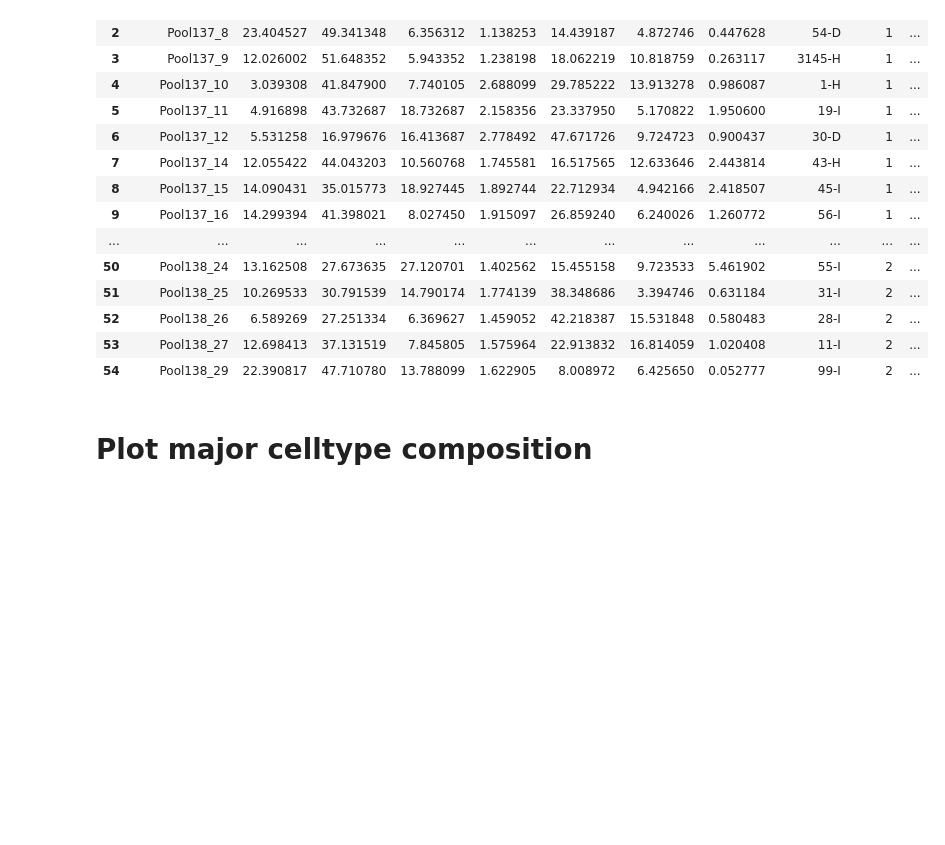
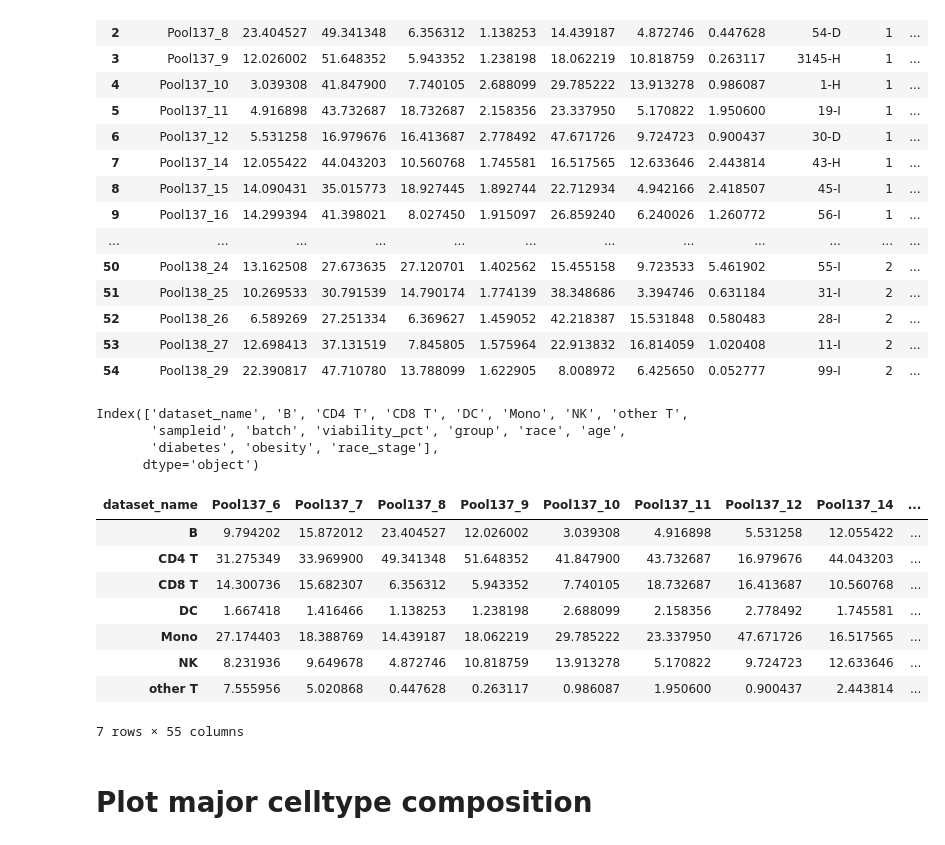
Before and after one commit to ChelseaCHENX/Immune-Weathering-scRNA-seq, a Jupyter notebook: 08.2_calc and plot compositions of main PBMC lineages (figs2).ipynb, the cells around one changed output. Saved outputs shown, nothing was run; the diff lists cells and outputs as text; code cells hidden in the pictures; blank space fills up the shorter version.

```diff
--- a/08.2_calc and plot compositions of main PBMC lineages (figs2).ipynb
+++ b/08.2_calc and plot compositions of main PBMC lineages (figs2).ipynb
@@ -156,3 +156,26 @@ ratio
 | 52 | Pool138_26 | 6.589269 | 27.251334 | 6.369627 | 1.459052 | 42.218387 | 15.531848 | 0.580483 | 28-I | 2 | ... |
 | 53 | Pool138_27 | 12.698413 | 37.131519 | 7.845805 | 1.575964 | 22.913832 | 16.814059 | 1.020408 | 11-I | 2 | ... |
 | 54 | Pool138_29 | 22.390817 | 47.710780 | 13.788099 | 1.622905 | 8.008972 | 6.425650 | 0.052777 | 99-I | 2 | ... |
+# %%
+ratio.columns
+# %% [output]
+Index(['dataset_name', 'B', 'CD4 T', 'CD8 T', 'DC', 'Mono', 'NK', 'other T',
+       'sampleid', 'batch', 'viability_pct', 'group', 'race', 'age',
+       'diabetes', 'obesity', 'race_stage'],
+      dtype='object')
+# %%
+pct = ratio[['B', 'CD4 T', 'CD8 T', 'DC', 'Mono', 'NK', 'other T']]
+pct.index = ratio['dataset_name']
+
+pct = pct.T
+pct
+# %% [output]
+| dataset_name | Pool137_6 | Pool137_7 | Pool137_8 | Pool137_9 | Pool137_10 | Pool137_11 | Pool137_12 | Pool137_14 | ... |
+| B | 9.794202 | 15.872012 | 23.404527 | 12.026002 | 3.039308 | 4.916898 | 5.531258 | 12.055422 | ... |
+| CD4 T | 31.275349 | 33.969900 | 49.341348 | 51.648352 | 41.847900 | 43.732687 | 16.979676 | 44.043203 | ... |
+| CD8 T | 14.300736 | 15.682307 | 6.356312 | 5.943352 | 7.740105 | 18.732687 | 16.413687 | 10.560768 | ... |
+| DC | 1.667418 | 1.416466 | 1.138253 | 1.238198 | 2.688099 | 2.158356 | 2.778492 | 1.745581 | ... |
+| Mono | 27.174403 | 18.388769 | 14.439187 | 18.062219 | 29.785222 | 23.337950 | 47.671726 | 16.517565 | ... |
+| NK | 8.231936 | 9.649678 | 4.872746 | 10.818759 | 13.913278 | 5.170822 | 9.724723 | 12.633646 | ... |
+| other T | 7.555956 | 5.020868 | 0.447628 | 0.263117 | 0.986087 | 1.950600 | 0.900437 | 2.443814 | ... |
+7 rows × 55 columns
```
Also changed, not shown: parts of 2 cells of this notebook, 25 other files.
